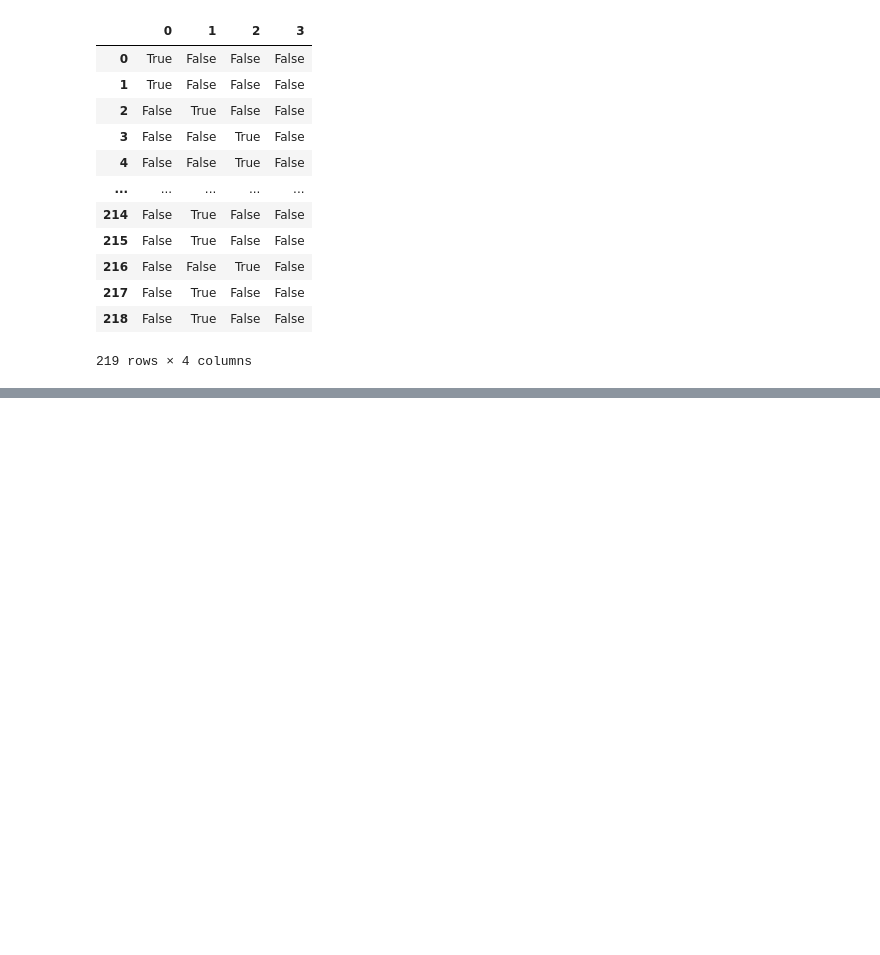
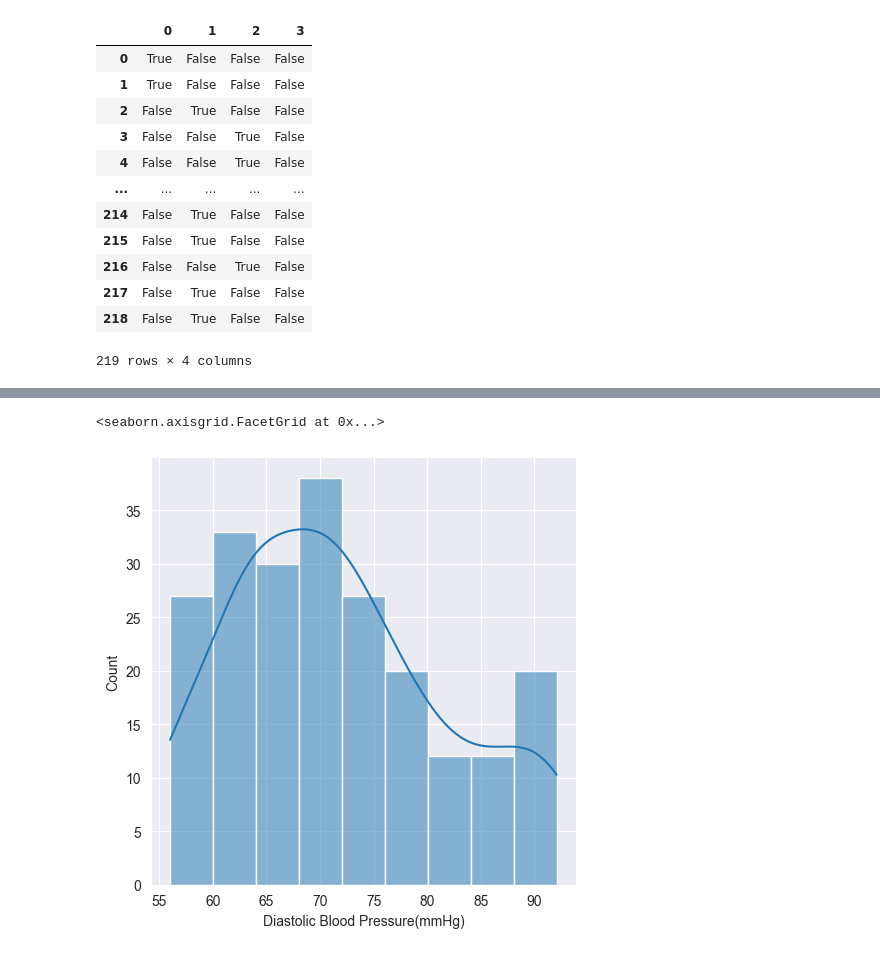
Before and after one commit to ForentDich/Pressure-Oracle, a Jupyter notebook: neural-network/EDA.ipynb, the cells around one changed output, grey strips where cells are left out. Saved outputs shown, nothing was run; the diff lists cells and outputs as text; code cells hidden in the pictures; blank space fills up the shorter version.

```diff
--- a/neural-network/EDA.ipynb
+++ b/neural-network/EDA.ipynb
@@ -161,0 +200,5 @@ sns.displot(bp_df_dummies["BMI(kg/m^2)"], kde = True)
+# %%
+sns.displot(bp_df_dummies_copy["Diastolic Blood Pressure(mmHg)"], kde = True)
+# %% [output]
+<seaborn.axisgrid.FacetGrid at 0x...>
+[figure, added]
```
Also changed, not shown: parts of 33 cells of this notebook.
